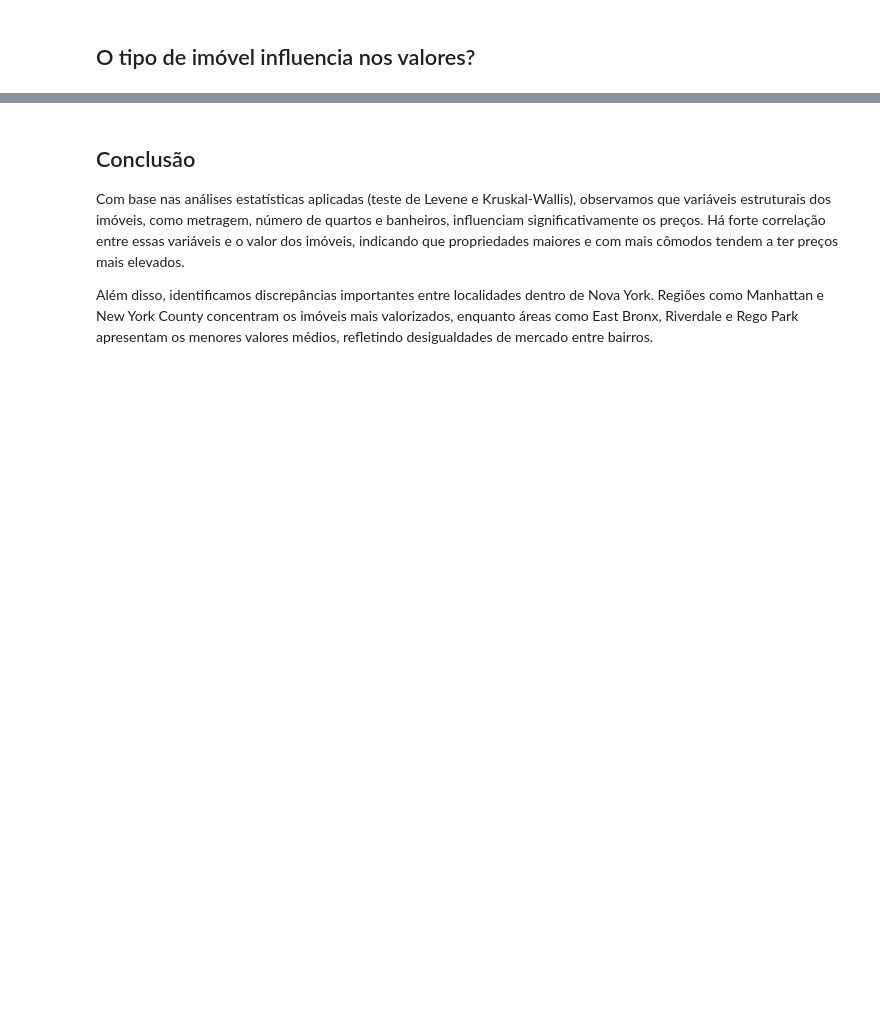
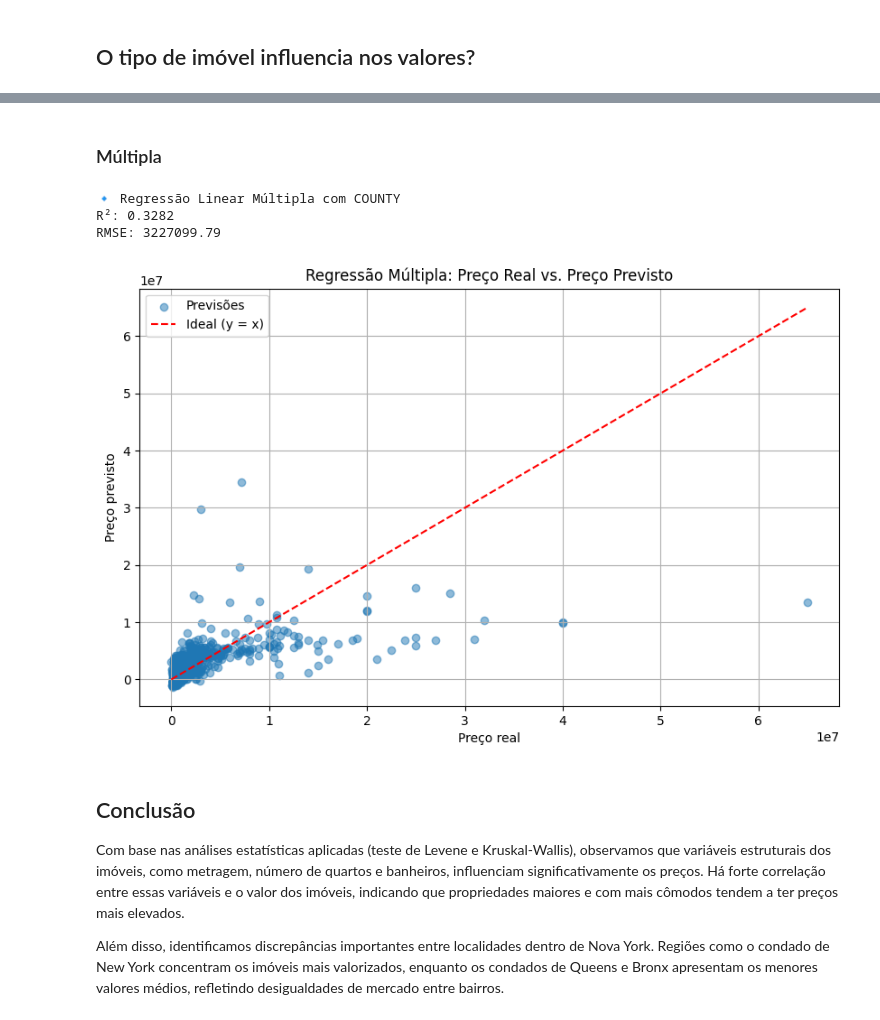
Before and after one commit to RenanYMartins/ADD-Trabalho1, a Jupyter notebook: Mercado_Imobiliário_de_Nova_York.ipynb, the cells around one changed output, grey strips where cells are left out. Cells and saved outputs as stored; diff of their text form; code cells hidden in the pictures; blank space fills up the shorter version.

```diff
--- a/Mercado_Imobiliário_de_Nova_York.ipynb
+++ b/Mercado_Imobiliário_de_Nova_York.ipynb
@@ -957,5 +987,41 @@ Score R²: 0.2119995042657007
+# %% [markdown]
+### Múltipla
+# %%
+cols = ['PRICE', 'PROPERTYSQFT', 'BEDS', 'BATH', 'COUNTY']
+df_rlm = df_filtered[cols].dropna()
+
+# Gerar variáveis dummy para COUNTY
+X = pd.get_dummies(df_rlm.drop(columns='PRICE'), drop_first=True)
+y = df_rlm['PRICE']
+
+X_train, X_test, y_train, y_test = train_test_split(X, y, test_size=0.3, random_state=42)
+
+model_multi = LinearRegression()
+model_multi.fit(X_train, y_train)
+y_pred_multi = model_multi.predict(X_test)
+
+print("🔹 Regressão Linear Múltipla com COUNTY")
+print(f"R²: {r2_score(y_test, y_pred_multi):.4f}")
+print(f"RMSE: {np.sqrt(mean_squared_error(y_test, y_pred_multi)):.2f}")
+# %% [output]
+🔹 Regressão Linear Múltipla com COUNTY
+R²: 0.3282
+RMSE: 3227099.79
+# %%
+plt.figure(figsize=(10, 6))
+plt.scatter(y_test, y_pred_multi, alpha=0.5, label='Previsões')
+plt.plot([y_test.min(), y_test.max()], [y_test.min(), y_test.max()], 'r--', label='Ideal (y = x)')
+plt.title("Regressão Múltipla: Preço Real vs. Preço Previsto")
+plt.xlabel("Preço real")
+plt.ylabel("Preço previsto")
+plt.legend()
+plt.grid(True)
+plt.show()
+# %% [output]
+[figure, added]
 # %% [markdown]
 ## Conclusão
+
 Com base nas análises estatísticas aplicadas (teste de Levene e Kruskal-Wallis), observamos que variáveis estruturais dos imóveis, como metragem, número de quartos e banheiros, influenciam significativamente os preços. Há forte correlação entre essas variáveis e o valor dos imóveis, indicando que propriedades maiores e com mais cômodos tendem a ter preços mais elevados.
 
-Além disso, identificamos discrepâncias importantes entre localidades dentro de Nova York. Regiões como Manhattan e New York County concentram os imóveis mais valorizados, enquanto áreas como East Bronx, Riverdale e Rego Park apresentam os menores valores médios, refletindo desigualdades de mercado entre bairros.
+Além disso, identificamos discrepâncias importantes entre localidades dentro de Nova York. Regiões como o condado de New York concentram os imóveis mais valorizados, enquanto os condados de Queens e Bronx apresentam os menores valores médios, refletindo desigualdades de mercado entre bairros.
```
Also changed, not shown: parts of 14 cells of this notebook.
